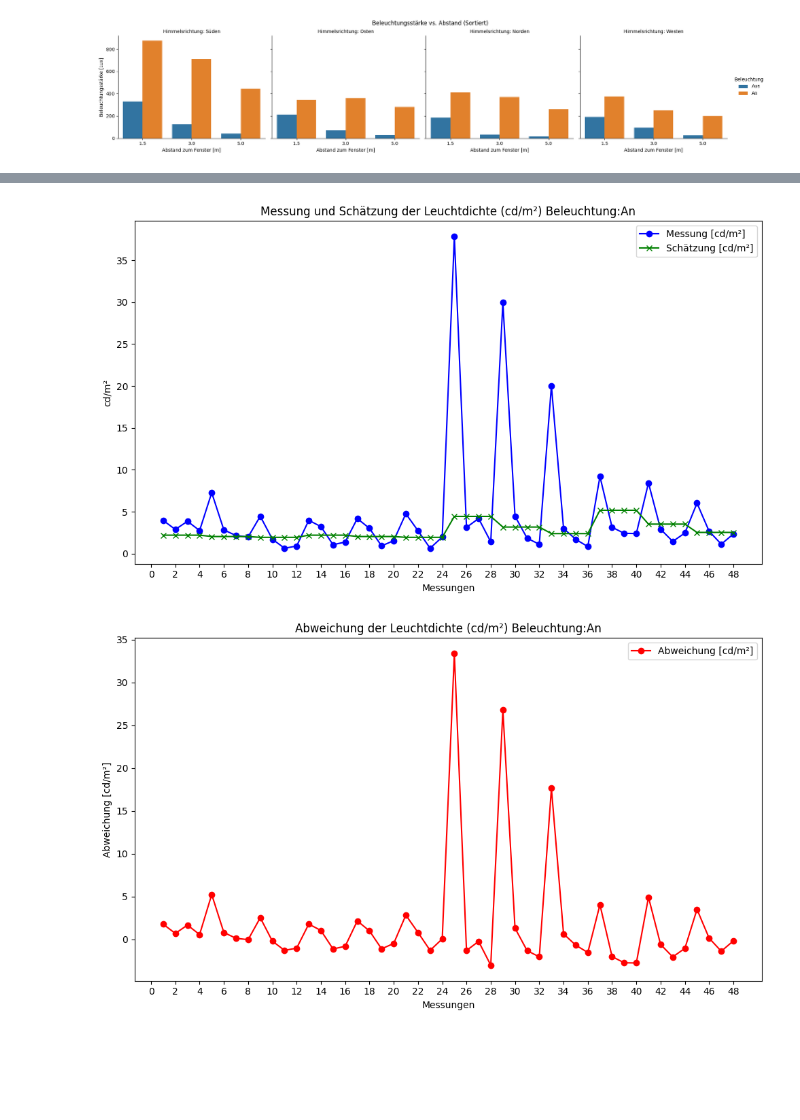
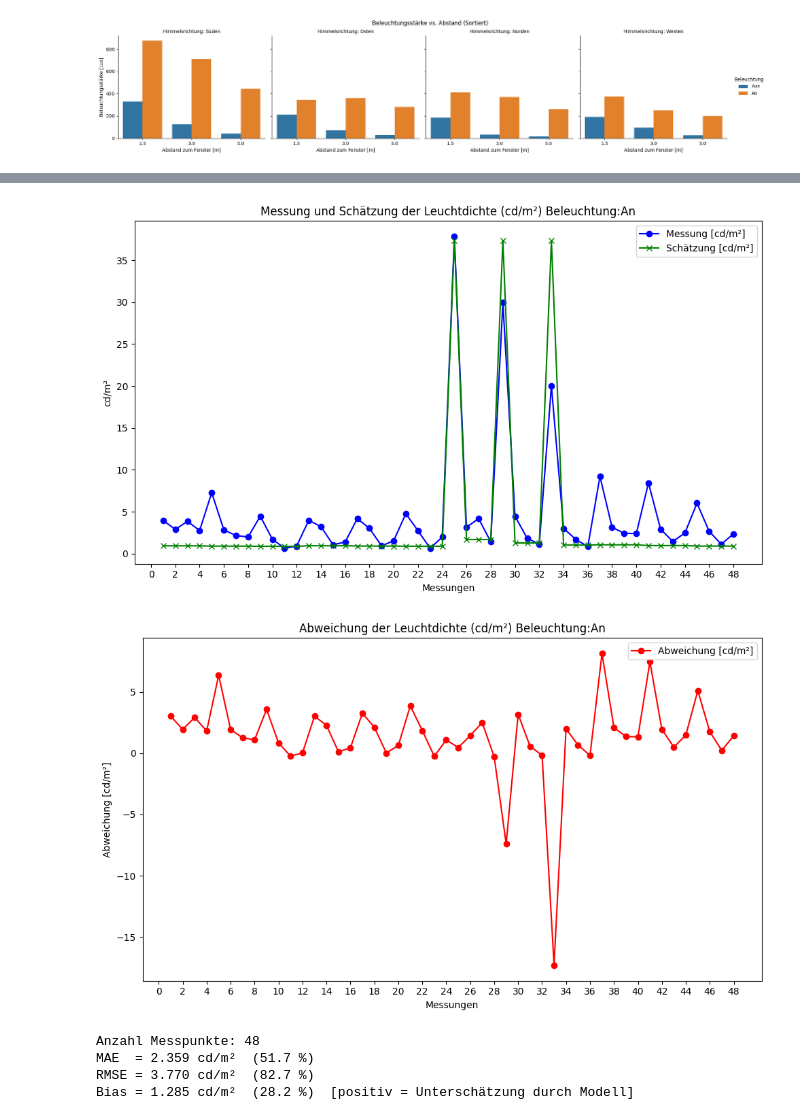
Before and after one commit to Nicola386/Code-Git, a Jupyter notebook: Validierung.ipynb, the cells around one changed output, grey strips where cells are left out. Drawn from its saved outputs; the diff is of its cells as text; code cells hidden in the pictures; blank space fills up the shorter version.

```diff
--- a/Validierung.ipynb
+++ b/Validierung.ipynb
@@ -1343,18 +1366,18 @@ leuchtdichte_cd_m2 = [
 ]
 
 schaetzung_cd_m2 = [
-    2.2, 2.2, 2.2, 2.2,
-    2.04, 2.04, 2.04, 2.04,
-    1.94, 1.94, 1.94, 1.94,
-    2.2, 2.2, 2.2, 2.2,
-    2.04, 2.04, 2.04, 2.04,
-    1.94, 1.94, 1.94, 1.94,
-    4.44, 4.44, 4.44, 4.44,
-    3.17, 3.17, 3.17, 3.17,
-    2.39, 2.39, 2.39, 2.39,
-    5.17, 5.17, 5.17, 5.17,
-    3.52, 3.52, 3.52, 3.52,
-    2.53, 2.53, 2.53, 2.53
+    0.93, 0.93, 0.93, 0.93,
+    0.89, 0.89, 0.89, 0.89,
+    0.87, 0.87, 0.87, 0.87,
+    0.94, 0.94, 0.94, 0.94,
+    0.90, 0.90, 0.90, 0.90,
+    0.88, 0.88, 0.88, 0.88,
+    37.35, 1.68, 1.68, 1.68,
+    37.35, 1.27, 1.27, 1.27,
+    37.35, 1.02, 1.02, 1.02,
+    1.05, 1.05, 1.05, 1.05,
+    0.96, 0.96, 0.96, 0.96,
+    0.90, 0.90, 0.90, 0.90,
 ]
 
 # X-Achse (Messungen)
@@ -1377,35 +1400,55 @@ plt.title('Messung und Schätzung der Leuchtdichte (cd/m²) Beleuchtung:An')
 
 # Legende hinzufügen
 plt.legend()
 plt.xticks(np.arange(0,50,2))
 
 # Plot anzeigen
 plt.tight_layout()
 plt.show()
 
 # Berechnung der Abweichung zwischen Leuchtdichte und Schätzung
 abweichung_cd_m2_2 = [leuchtdichte - schatzung for leuchtdichte, schatzung in zip(leuchtdichte_cd_m2, schaetzung_cd_m2)]
 
 # Erstellen eines neuen Plots für die Abweichung
 plt.figure(figsize=(10, 6))
 
 # Plot für Abweichung [cd/m²]
 plt.plot(messungen_2, abweichung_cd_m2_2, label='Abweichung [cd/m²]', marker='o', color='red')
 
 # Achsenbeschriftungen und Titel
 plt.xlabel('Messungen')
 plt.ylabel('Abweichung [cd/m²]')
 plt.title('Abweichung der Leuchtdichte (cd/m²) Beleuchtung:An')
 
 # Legende hinzufügen
 plt.legend()
 plt.xticks(np.arange(0,50,2))
 # Plot anzeigen
 plt.tight_layout()
 plt.show()
+
+# --- KENNZAHLEN ---
+residual = np.array(leuchtdichte_cd_m2) - np.array(schaetzung_cd_m2)  # e_i = L_mess - L_mod
+mae  = np.mean(np.abs(residual))                                # MAE
+rmse = np.sqrt(np.mean(residual**2))                            # RMSE
+bias = np.mean(residual)                                        # Bias (MBE)
+
+# Optionale relative Kennzahlen (in % der gemessenen mittleren Leuchtdichte)
+rel_mae_pct  = mae / np.mean(leuchtdichte_cd_m2) * 100
+rel_rmse_pct = rmse / np.mean(leuchtdichte_cd_m2) * 100
+rel_bias_pct = bias / np.mean(leuchtdichte_cd_m2) * 100
+
+print("Anzahl Messpunkte:", len(messungen))
+print(f"MAE  = {mae:.3f} cd/m²  ({rel_mae_pct:.1f} %)")
+print(f"RMSE = {rmse:.3f} cd/m²  ({rel_rmse_pct:.1f} %)")
+print(f"Bias = {bias:.3f} cd/m²  ({rel_bias_pct:.1f} %)  [positiv = Unterschätzung durch Modell]")
 # %% [output]
-[figure, old version]
+[figure, new version]
-[figure, old version]
+[figure, new version]
+Anzahl Messpunkte: 48
+MAE  = 2.359 cd/m²  (51.7 %)
+RMSE = 3.770 cd/m²  (82.7 %)
+Bias = 1.285 cd/m²  (28.2 %)  [positiv = Unterschätzung durch Modell]
 # %%
 import numpy as np
 import matplotlib.pyplot as plt
```
Also changed, not shown: parts of 2 cells of this notebook, 2 other files.
